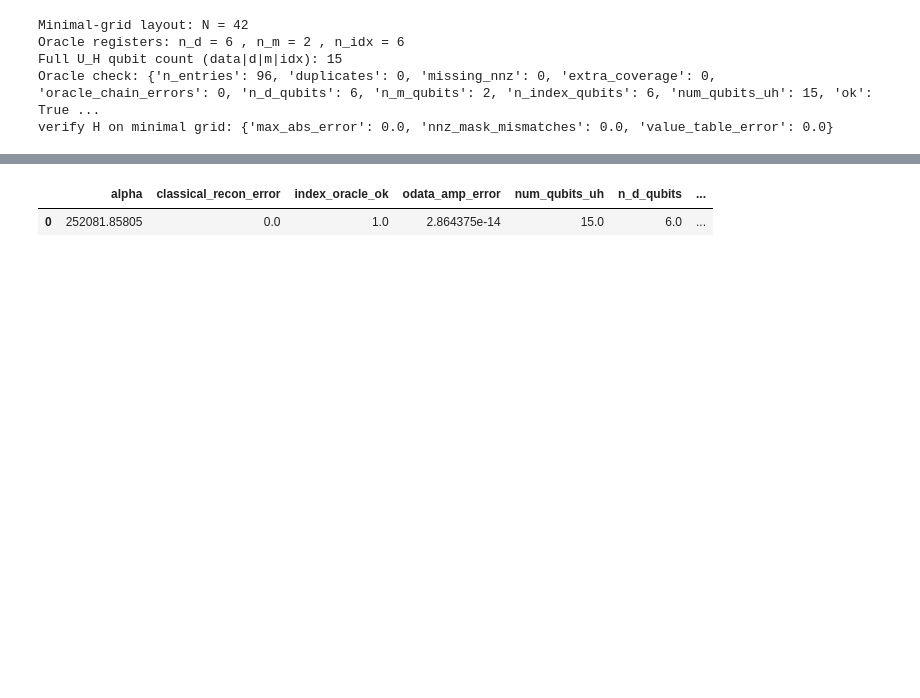
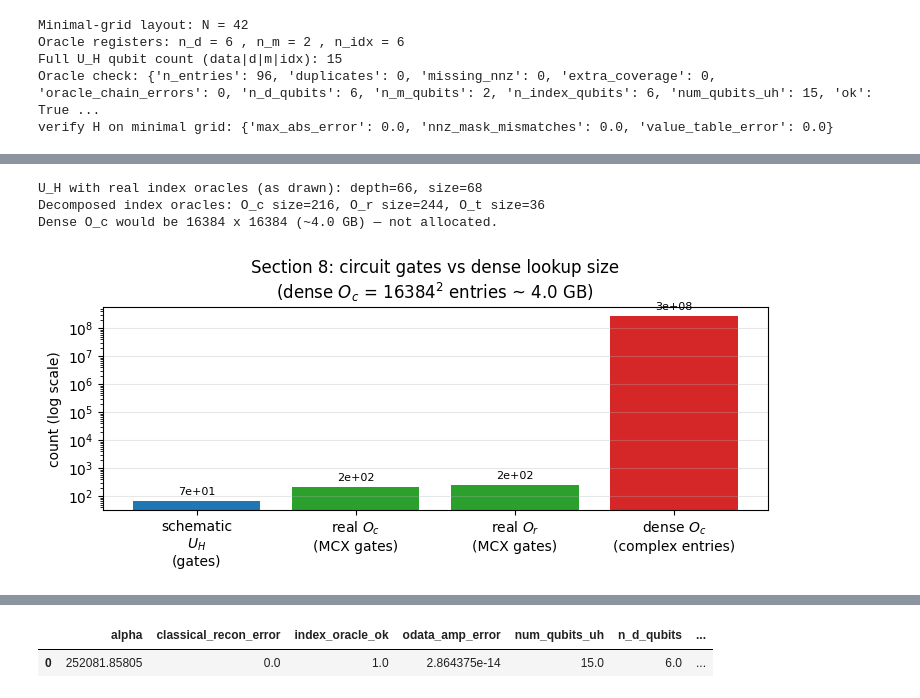
Before and after one commit to krokabobs/3D-Elastic-Wave-Equation-Hamiltonian-Simulation, a Jupyter notebook: block_encoding_hamiltonian_2d.ipynb, the cells around one changed output, grey strips where cells are left out. Cells and saved outputs as stored; diff of their text form; code cells hidden in the pictures; blank space fills up the shorter version.

```diff
--- a/block_encoding_hamiltonian_2d.ipynb
+++ b/block_encoding_hamiltonian_2d.ipynb
@@ -474,10 +598,18 @@ Same Pechan / Sünderhauf assembly as the Laplacian notebook (`O_c^{-1} \cdot O_
 # %%
-circuit_uh, alpha_uh = build_hamiltonian_block_encoding_circuit(oracle)
+circuit_uh, alpha_uh = build_hamiltonian_block_encoding_circuit(
+    oracle, materialize_lookup="circuit"
+)
 print(f"U_H: {circuit_uh.num_qubits} qubits, depth {circuit_uh.depth()}, size {circuit_uh.size()}")
-print(f"alpha = ||Im(H)||_2 = {alpha_uh:.4g}\n")
+print(f"alpha = ||Im(H)||_2 = {alpha_uh:.4g}")
+print(f"top-level ops: {dict(circuit_uh.count_ops())}\n")
 print(circuit_uh.draw(output="text", fold=-1))
 
-budget_uh = hamiltonian_gate_budget_report(oracle)
+# Real MCX index oracles vs Section 7 maps
+circuit_chk = verify_circuit_index_oracles(oracle)
+print("\nCircuit index-oracle check:", circuit_chk)
+assert circuit_chk["ok"]
+
+budget_uh = hamiltonian_gate_budget_report(oracle, materialize_lookup="opaque")
 print("\nO_data transpiled counts:")
 for key in ("depth", "size", "t_gates"):
     print(f"  {key}: {budget_uh['O_data'][key]}")
@@ -499,3 +631,67 @@ O_data transpiled counts:
   depth: 4043
   size: 7128
   t_gates: 0
+# %%
+# Real MCX oracles vs opaque schematic vs dense unitary memory
+from _block_encoding_hamiltonian import (
+    build_column_oracle_circuit,
+    build_row_oracle_circuit,
+    build_transpose_oracle_circuit,
+)
+
+oc_circ = build_column_oracle_circuit(oracle)
+or_circ = build_row_oracle_circuit(oracle)
+ot_circ = build_transpose_oracle_circuit(oracle)
+fp = uh_footprint.set_index(["nx", "ny", "nz"]).loc[(2, 2, 2)]
+
+print(
+    f"U_H with real index oracles (as drawn): depth={circuit_uh.depth()}, "
+    f"size={circuit_uh.size()}"
+)
+print(
+    f"Decomposed index oracles: O_c size={oc_circ.size()}, "
+    f"O_r size={or_circ.size()}, O_t size={ot_circ.size()}"
+)
+print(
+    f"Dense O_c would be {int(fp['lookup_dim'])} x {int(fp['lookup_dim'])} "
+    f"(~{fp['dense_Oc_GB']:.1f} GB) — not allocated."
+)
+
+lookup_dim = int(fp["lookup_dim"])
+dense_oc_elems = lookup_dim * lookup_dim  # complex entries if materialized
+
+modes = [
+    "schematic\n$U_H$\n(gates)",
+    "real $O_c$\n(MCX gates)",
+    "real $O_r$\n(MCX gates)",
+    "dense $O_c$\n(complex entries)",
+]
+vals = [circuit_uh.size(), oc_circ.size(), or_circ.size(), dense_oc_elems]
+colors = ["C0", "C2", "C2", "C3"]
+
+fig, ax = plt.subplots(figsize=(7.5, 3.4))
+bars = ax.bar(modes, vals, color=colors)
+ax.set_yscale("log")
+ax.set_ylabel("count (log scale)")
+ax.set_title(
+    "Section 8: circuit gates vs dense lookup size\n"
+    f"(dense $O_c$ = {lookup_dim}$^2$ entries ~ {fp['dense_Oc_GB']:.1f} GB)"
+)
+ax.grid(True, axis="y", alpha=0.3)
+ax.bar_label(bars, labels=[f"{v:.0g}" for v in vals], padding=3, fontsize=8)
+plt.tight_layout()
+plt.show()
+
+print(
+    f"Dense O_c has {dense_oc_elems / oc_circ.size():.2e}x more entries than MCX gates in real O_c."
+)
+
+# Decompose a subcircuit to expose MCX layers (Qiskit)
+print("=== O_c decomposed (first 40 lines) ===")
+print("\n".join(str(oc_circ.decompose().draw(output="text", fold=-1)).splitlines()[:40]))
+print("\nTip: circuit_uh.decompose(reps=1) expands O_c/O_r/O_t; reps=2 also expands O_data Ry boxes.")
+# %% [output]
+U_H with real index oracles (as drawn): depth=66, size=68
+Decomposed index oracles: O_c size=216, O_r size=244, O_t size=36
+Dense O_c would be 16384 x 16384 (~4.0 GB) — not allocated.
+[figure, added]
```
Also changed, not shown: parts of 18 cells of this notebook, 1 other file.
